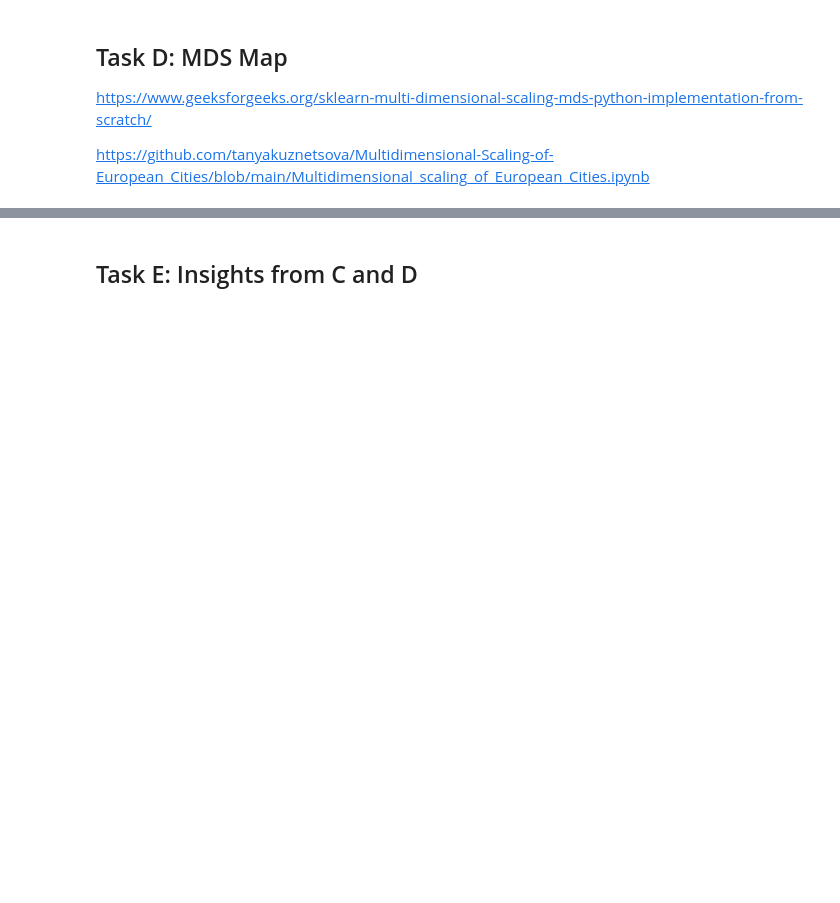
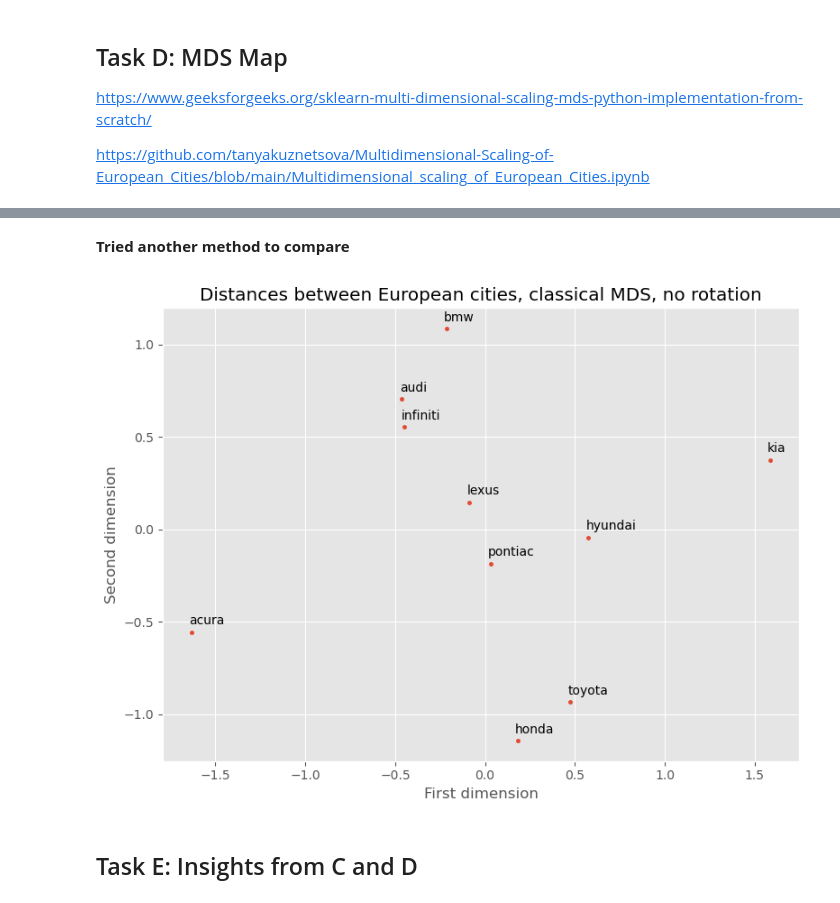
Before and after one commit to milan-vaghani/Mid-sized-Luxury-Car-Comparison, a Jupyter notebook: assignment1.ipynb, the cells around one changed output, grey strips where cells are left out. Cells and saved outputs as stored; diff of their text form; code cells hidden in the pictures; blank space fills up the shorter version.

```diff
--- a/assignment1.ipynb
+++ b/assignment1.ipynb
@@ -513,0 +799,2 @@ https://github.com/tanyakuznetsova/Multidimensional-Scaling-of-European_Cities/b
+# %% [markdown]
+**Tried another method to compare**
@@ -514,3 +842,18 @@ https://github.com/tanyakuznetsova/Multidimensional-Scaling-of-European_Cities/b
+# %%
+# Get lift matrix
+df = pd.read_csv('data/Lift_Matrix.csv', index_col = 0)
+# # replace 0 with NaN
+# df.replace(0, np.nan, inplace=True)
+# # Replace diagonal with 0
+# np.fill_diagonal(df.values, 0)
+# invert lift values
+df_transformed = df.applymap(lambda x: 1/x if x != 0 else x)
+# get MDS points
+X = cMDS(df_transformed, 2)
+# plot
+plot(X, df_transformed.columns.values, algorithm = 'classical MDS, no rotation')
+# %% [output]
+[figure, added]
 # %% [markdown]
 ## Task E: Insights from C and D
 # %% [markdown]
```
Also changed, not shown: parts of 30 cells of this notebook, 6 other files.
